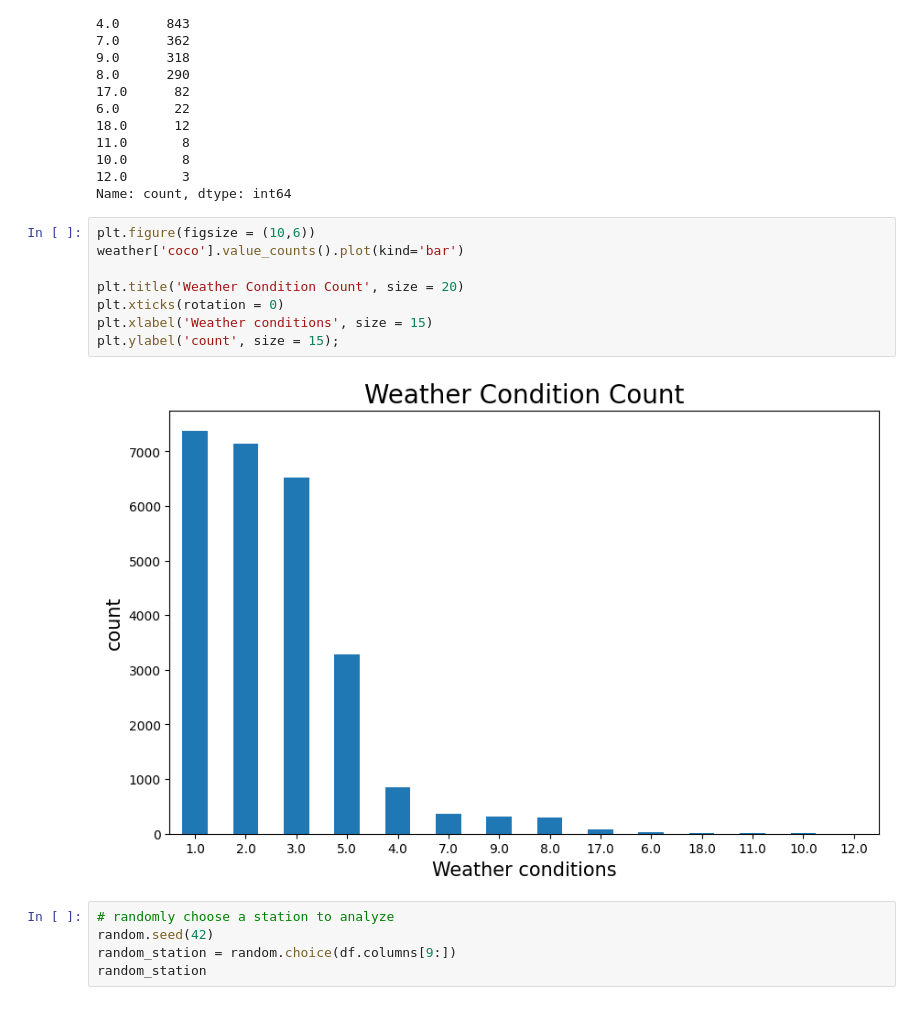
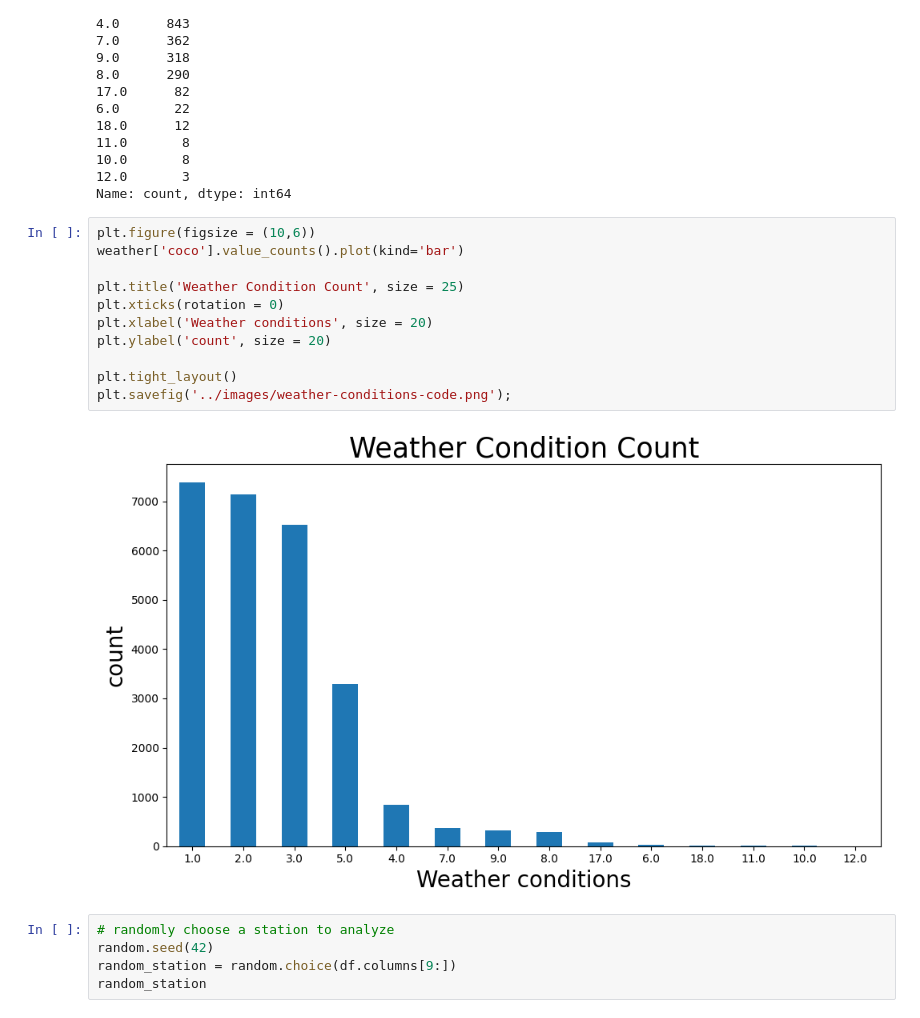
Before and after one commit to Joeszl/Traffic-Flow-Forecasting, a Jupyter notebook: code/02-eda.ipynb, the cells around one changed output. Saved outputs shown, nothing was run; the diff lists cells and outputs as text.

```diff
--- a/code/02-eda.ipynb
+++ b/code/02-eda.ipynb
@@ -82,13 +88,16 @@ Name: count, dtype: int64
 # %%
 plt.figure(figsize = (10,6))
 weather['coco'].value_counts().plot(kind='bar')
 
-plt.title('Weather Condition Count', size = 20)
+plt.title('Weather Condition Count', size = 25)
 plt.xticks(rotation = 0)
-plt.xlabel('Weather conditions', size = 15)
-plt.ylabel('count', size = 15);
+plt.xlabel('Weather conditions', size = 20)
+plt.ylabel('count', size = 20)
+
+plt.tight_layout()
+plt.savefig('../images/weather-conditions-code.png');
 # %% [output]
-[figure, old version]
+[figure, new version]
 # %%
 # randomly choose a station to analyze
 random.seed(42)
```
Also changed, not shown: parts of 36 cells of this notebook, 10 other files.
